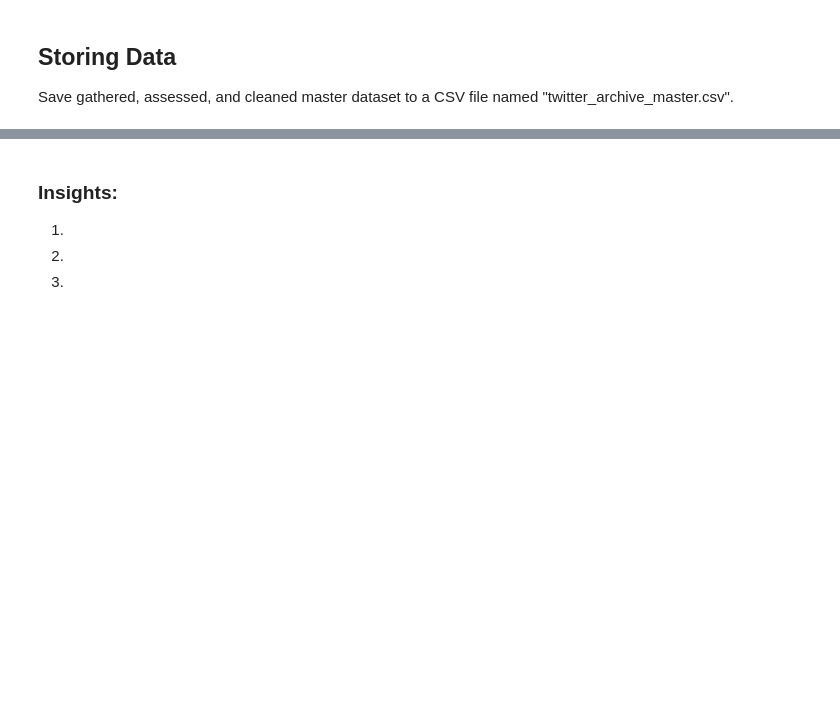
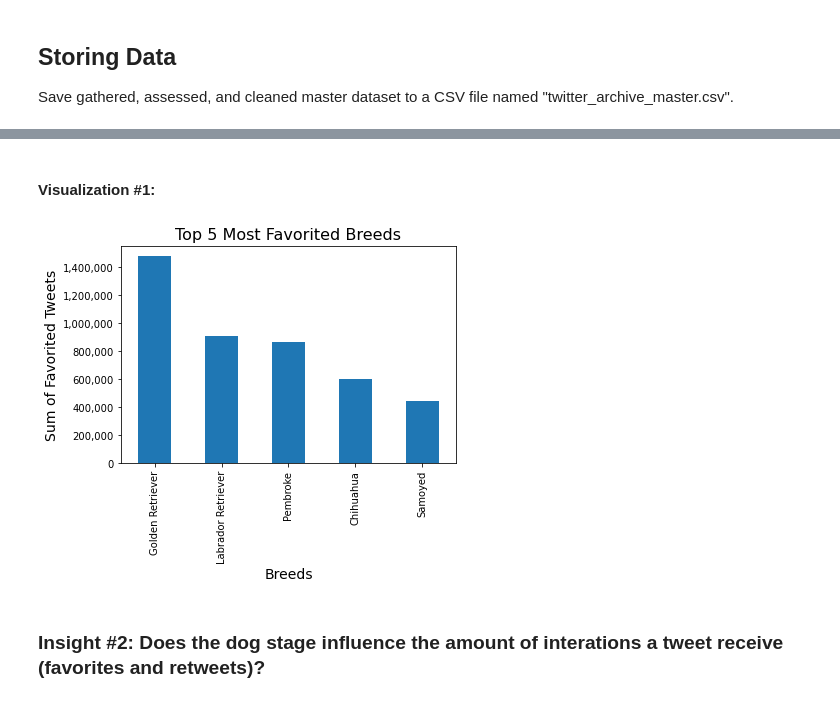
Before and after one commit to tharcyla/wrangle-and-analyze-data, a Jupyter notebook: wrangle_act.ipynb, the cells around one changed output, grey strips where cells are left out. Drawn from its saved outputs; the diff is of its cells as text; code cells hidden in the pictures; blank space fills up the shorter version.

```diff
--- a/wrangle_act.ipynb
+++ b/wrangle_act.ipynb
@@ -1206,0 +1218,5 @@ In this section, analyze and visualize your wrangled data. You must produce at l
+# %%
+# group by the dog breed and sum the number of times
+# a given tweet with that breed was favorited
+top_breeds = master_clean.groupby('p1')['favorite_count'].sum().sort_values(ascending=False)
+top_breeds
@@ -1207,7 +1237,18 @@ In this section, analyze and visualize your wrangled data. You must produce at l
 # %% [markdown]
-### Insights:
-1.
-
-2.
-
-3.
+#### Visualization #1:
+# %%
+# creating a function to generate bar charts and avoid repeating code unnecessarily
+def chart(input):
+    fig, ax = plt.subplots()
+    ax = input.plot(kind='bar')
+    ax.yaxis.set_major_formatter('{x:,.0f}')
+# %%
+# plotting bar chart for insight #1
+chart(top_breeds.iloc[:5])
+plt.title('Top 5 Most Favorited Breeds', fontsize=16)
+plt.xlabel('Breeds', fontsize=14);
+plt.ylabel('Sum of Favorited Tweets', fontsize=14);
+# %% [output]
+[figure, added]
+# %% [markdown]
+### Insight #2: Does the dog stage influence the amount of interations a tweet receive (favorites and retweets)?
```
Also changed, not shown: parts of 25 cells of this notebook.
